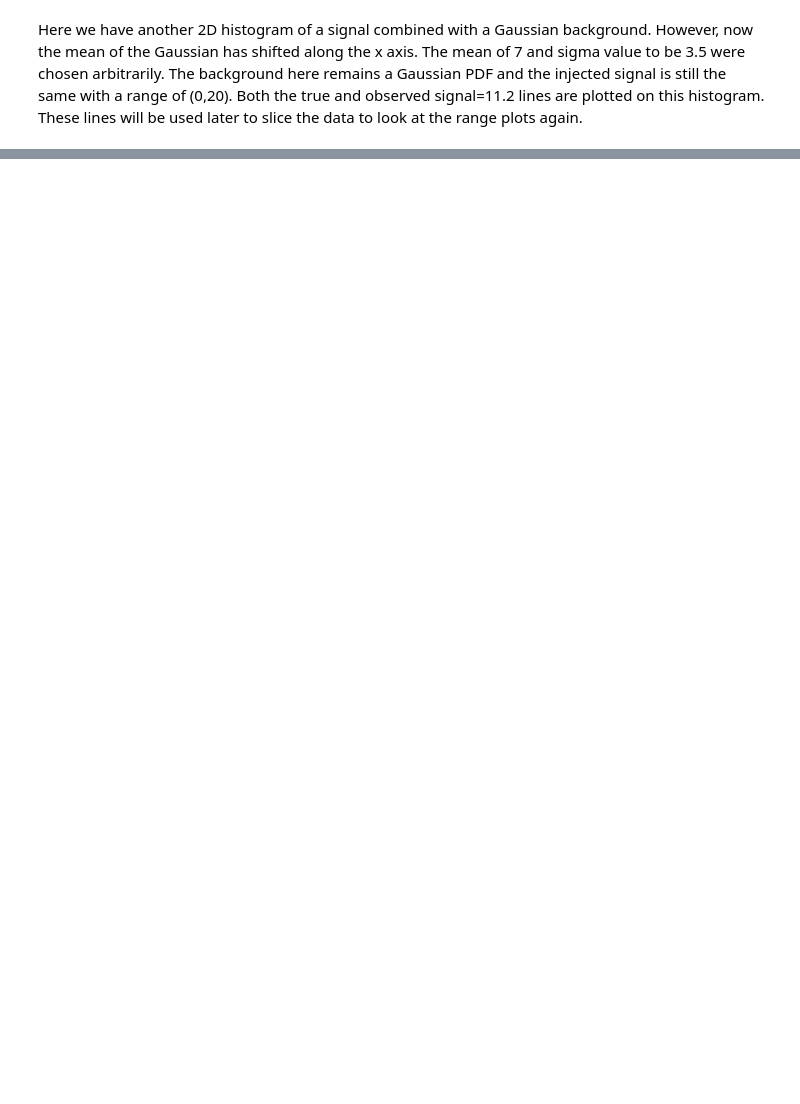
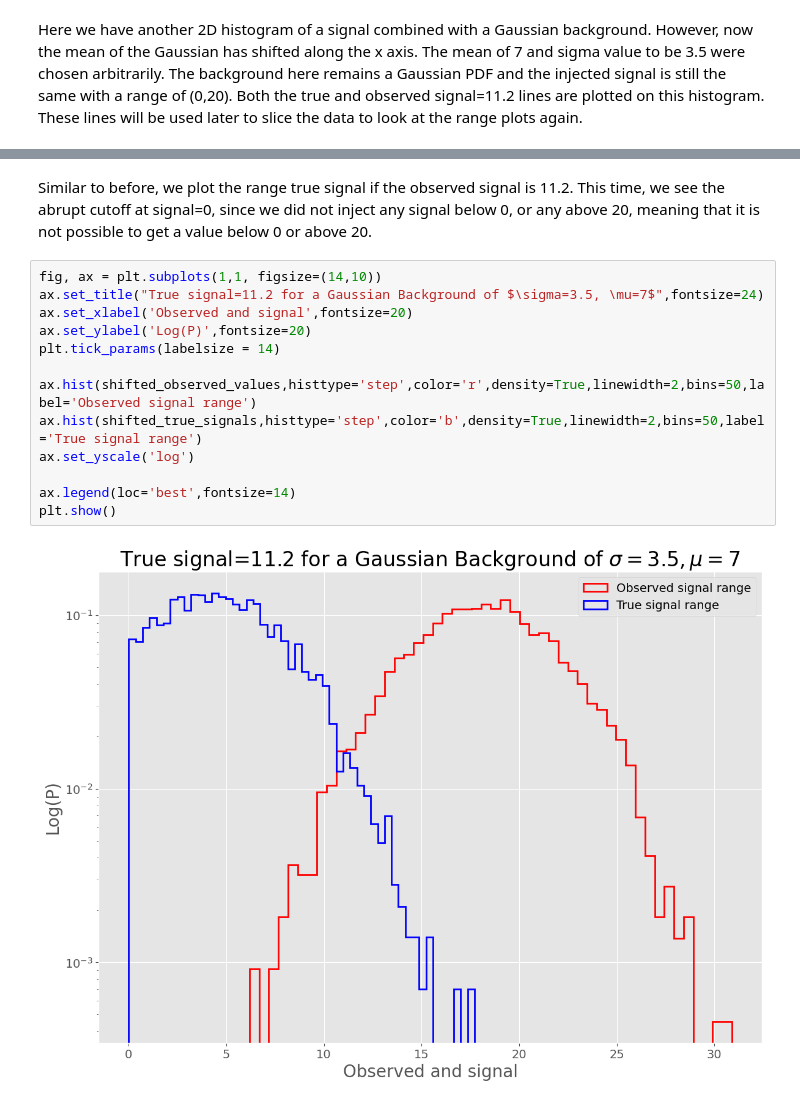
Before and after one commit to WyattOtsuka/PHYS434, a Jupyter notebook: hw5.ipynb, the cells around one changed output, grey strips where cells are left out. Cells and saved outputs as stored; diff of their text form; blank space fills up the shorter version.

```diff
--- a/hw5.ipynb
+++ b/hw5.ipynb
@@ -190,0 +249,17 @@ Here we have another 2D histogram of a signal combined with a Gaussian backgroun
+# %% [markdown]
+Similar to before, we plot the range true signal if the observed signal is 11.2. This time, we see the abrupt cutoff at signal=0, since we did not inject any signal below 0, or any above 20, meaning that it is not possible to get a value below 0 or above 20.
+# %%
+fig, ax = plt.subplots(1,1, figsize=(14,10))
+ax.set_title("True signal=11.2 for a Gaussian Background of $\sigma=3.5, \mu=7$",fontsize=24)
+ax.set_xlabel('Observed and signal',fontsize=20)
+ax.set_ylabel('Log(P)',fontsize=20)
+plt.tick_params(labelsize = 14)
+
+ax.hist(shifted_observed_values,histtype='step',color='r',density=True,linewidth=2,bins=50,label='Observed signal range')
+ax.hist(shifted_true_signals,histtype='step',color='b',density=True,linewidth=2,bins=50,label='True signal range')
+ax.set_yscale('log')
+
+ax.legend(loc='best',fontsize=14)
+plt.show()
+# %% [output]
+[figure, added]
```
Also changed, not shown: parts of 12 cells of this notebook.
